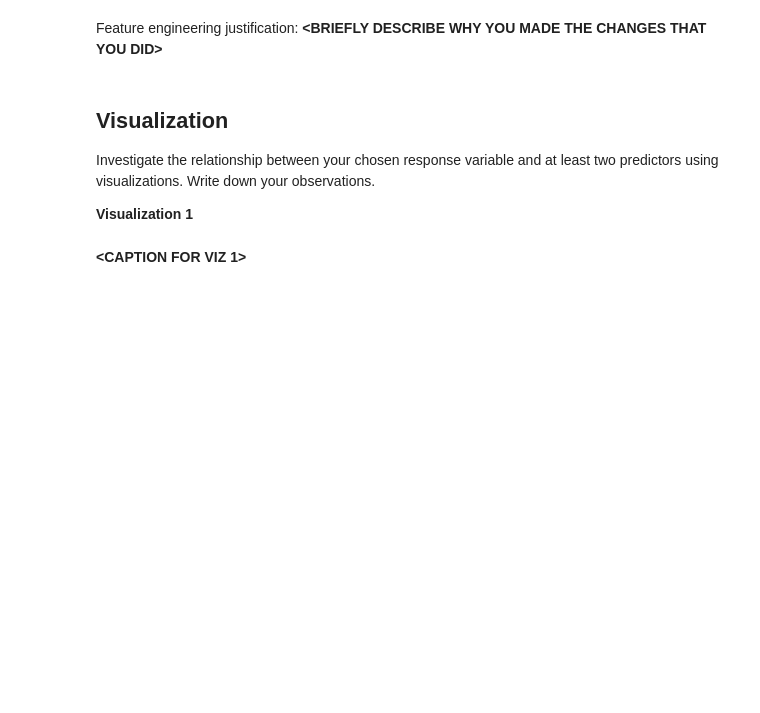
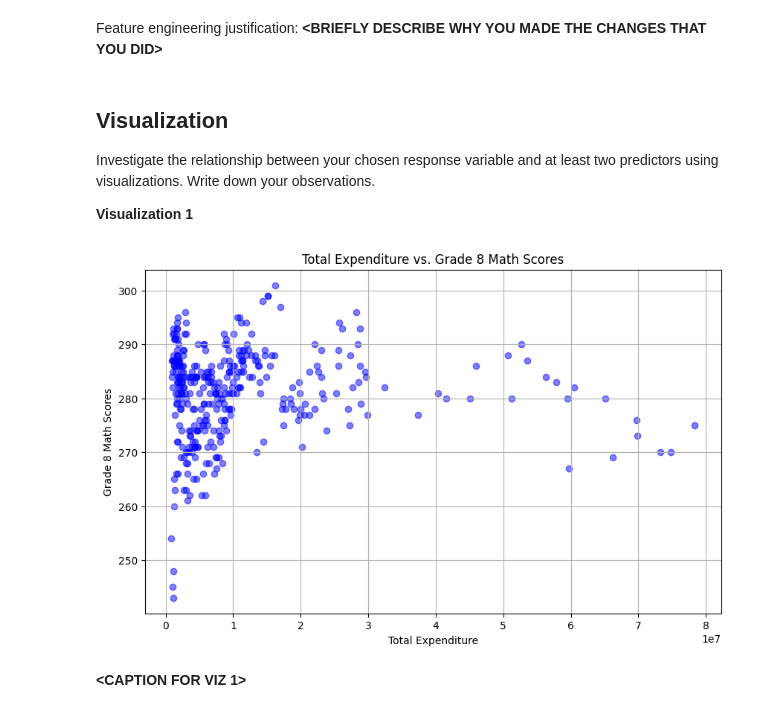
Before and after one commit to jamesw047/MDST-Tutorial, a Jupyter notebook: tutorial1/checkpoint1.ipynb, the cells around one changed output. Drawn from its saved outputs; the diff is of its cells as text; code cells hidden in the pictures; blank space fills up the shorter version.

```diff
--- a/tutorial1/checkpoint1.ipynb
+++ b/tutorial1/checkpoint1.ipynb
@@ -167,25 +161,0 @@ ModuleNotFoundError: No module named 'sklearn'
-# %%
-# @@@ 5
-# Example: Creating a new feature "expenditure_per_student"
-if 'TOTAL_EXPENDITURE' in df.columns and 'ENROLL' in df.columns:
-    df['expenditure_per_student'] = df['TOTAL_EXPENDITURE'] / df['ENROLL']
-    print("Created feature: expenditure_per_student")
-else:
-    print("Columns 'TOTAL_EXPENDITURE' or 'ENROLL' not found in the dataset.")
-
-# Example: Log transformation to reduce skewness in a numerical feature
-if 'expenditure_per_student' in df.columns:
-    df['log_expenditure_per_student'] = np.log1p(df['expenditure_per_student'])
-    print("Created feature: log_expenditure_per_student")
-
-# Example: Standardizing or scaling a feature (e.g., using z-score normalization)
-from sklearn.preprocessing import StandardScaler
-if 'expenditure_per_student' in df.columns:
-    scaler = StandardScaler()
-    df['scaled_expenditure_per_student'] = scaler.fit_transform(
-        df[['expenditure_per_student']]
-    )
-    print("Created feature: scaled_expenditure_per_student")
-
-# Display the new features
-df[['expenditure_per_student', 'log_expenditure_per_student', 'scaled_expenditure_per_student']].head()
@@ -205,3 +170,14 @@ Investigate the relationship between your chosen response variable and at least
+# %%
+# @@@ 6
+plt.figure(figsize=(10, 6))
+plt.scatter(df['TOTAL_EXPENDITURE'], df['AVG_MATH_8_SCORE'], color='blue', alpha=0.5)
+plt.title('Total Expenditure vs. Grade 8 Math Scores')
+plt.xlabel('Total Expenditure')
+plt.ylabel('Grade 8 Math Scores')
+plt.grid(True)
+plt.show()
+# %% [output]
+[figure, added]
 # %% [markdown]
 **<CAPTION FOR VIZ 1>**
 # %% [markdown]
```
Also changed, not shown: parts of 21 cells of this notebook.
